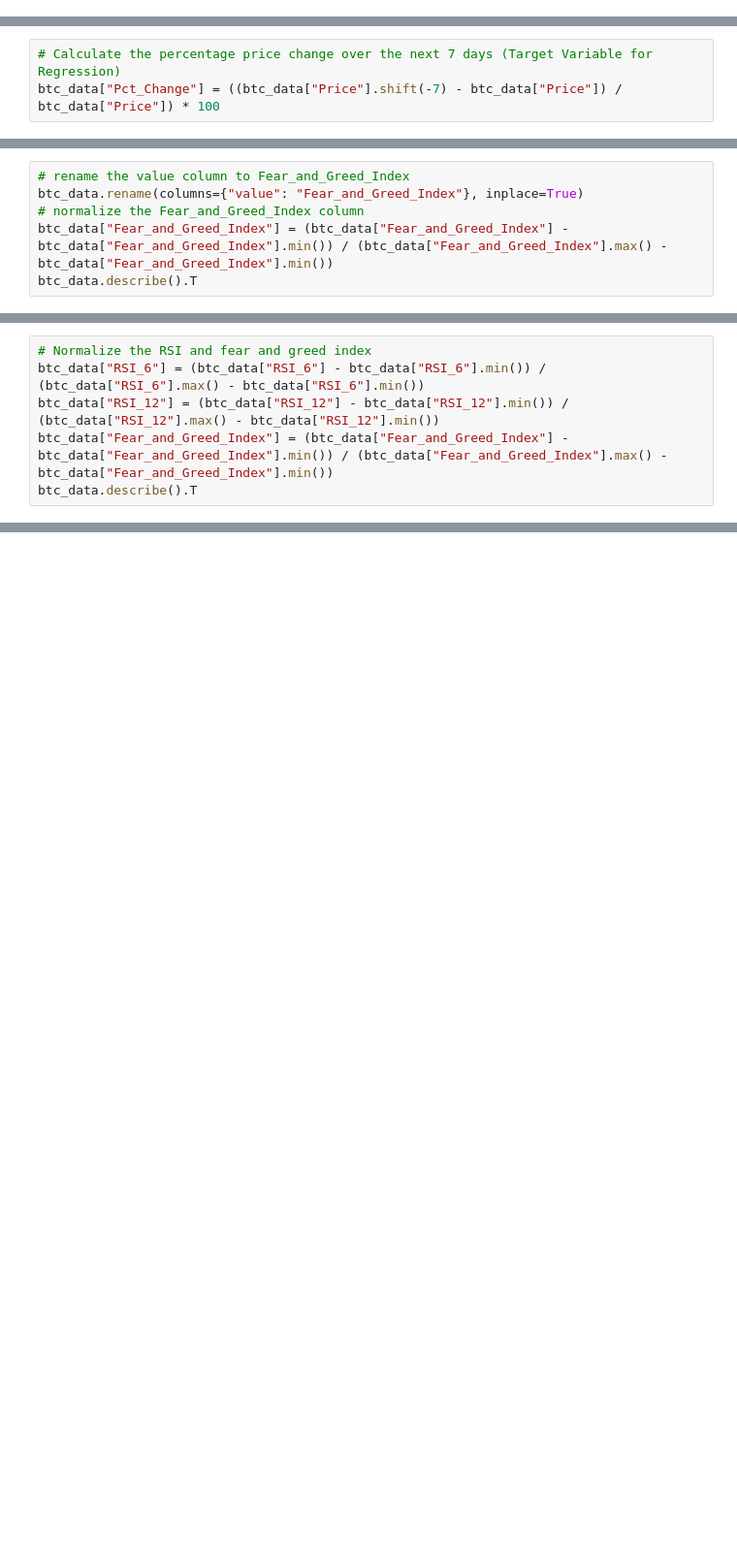
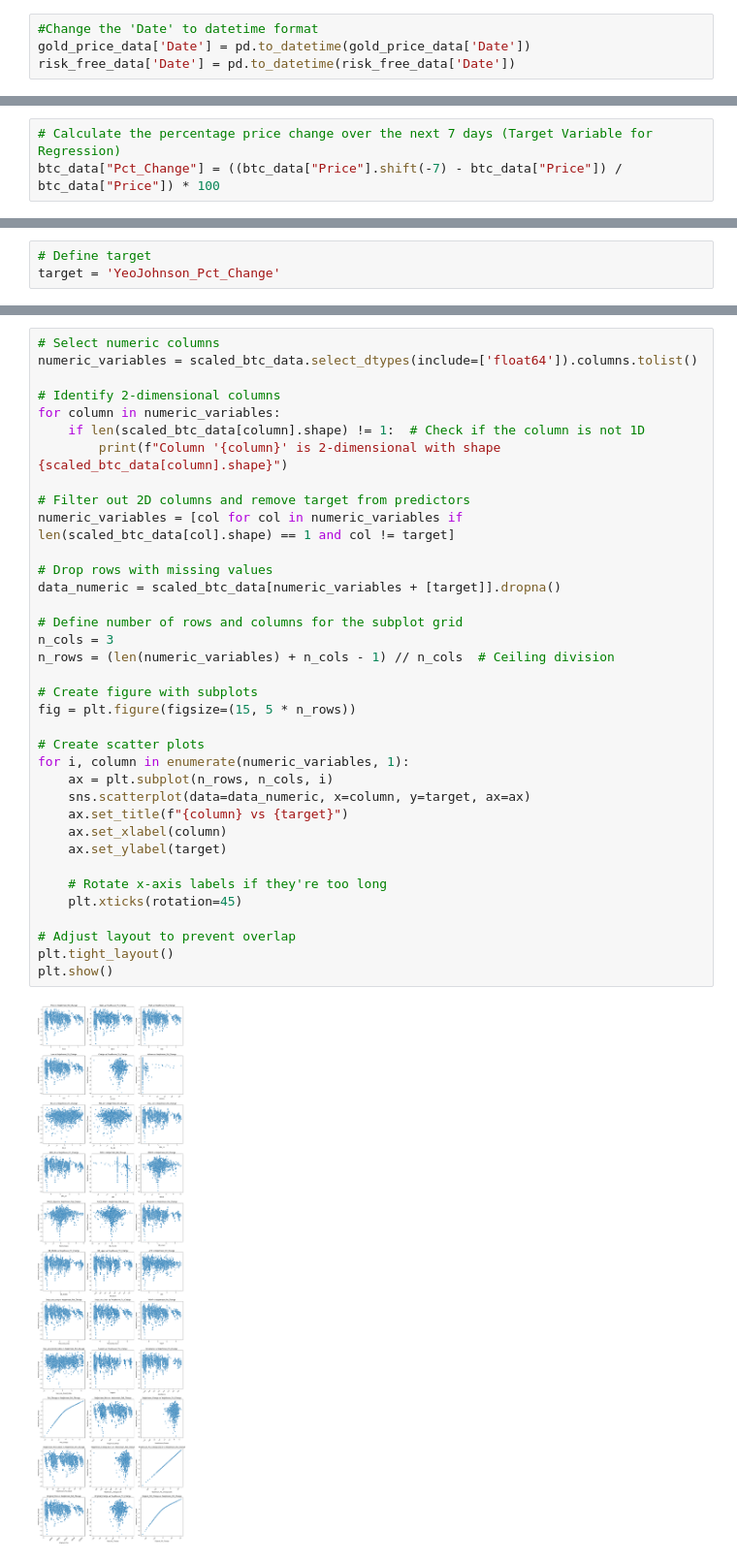
Before and after one commit to Rex-Chan99/Bitcoin_prediction, a Jupyter notebook: Master_dataset.ipynb, the cells around one changed output, grey strips where cells are left out. Shown at 97% size. Cells and saved outputs as stored; diff of their text form; blank space fills up the shorter version.

```diff
--- a/Master_dataset.ipynb
+++ b/Master_dataset.ipynb
@@ -51,0 +195,4 @@ Resolving deltas: 100% (36/36), done.
+# %%
+#Change the 'Date' to datetime format
+gold_price_data['Date'] = pd.to_datetime(gold_price_data['Date'])
+risk_free_data['Date'] = pd.to_datetime(risk_free_data['Date'])
@@ -300,6 +449,0 @@ btc_data.head()
-# %%
-# rename the value column to Fear_and_Greed_Index
-btc_data.rename(columns={"value": "Fear_and_Greed_Index"}, inplace=True)
-# normalize the Fear_and_Greed_Index column
-btc_data["Fear_and_Greed_Index"] = (btc_data["Fear_and_Greed_Index"] - btc_data["Fear_and_Greed_Index"].min()) / (btc_data["Fear_and_Greed_Index"].max() - btc_data["Fear_and_Greed_Index"].min())
-btc_data.describe().T
@@ -566,6 +449,0 @@ Number of Outliers (Transformed Data): 281
-# %%
-# Normalize the RSI and fear and greed index
-btc_data["RSI_6"] = (btc_data["RSI_6"] - btc_data["RSI_6"].min()) / (btc_data["RSI_6"].max() - btc_data["RSI_6"].min())
-btc_data["RSI_12"] = (btc_data["RSI_12"] - btc_data["RSI_12"].min()) / (btc_data["RSI_12"].max() - btc_data["RSI_12"].min())
-btc_data["Fear_and_Greed_Index"] = (btc_data["Fear_and_Greed_Index"] - btc_data["Fear_and_Greed_Index"].min()) / (btc_data["Fear_and_Greed_Index"].max() - btc_data["Fear_and_Greed_Index"].min())
-btc_data.describe().T
@@ -853,0 +636,3 @@ for index, row in handle_signals.iterrows():
+# %%
+# Define target
+target = 'YeoJohnson_Pct_Change'
@@ -853,0 +653,38 @@ for index, row in handle_signals.iterrows():
+# %%
+# Select numeric columns
+numeric_variables = scaled_btc_data.select_dtypes(include=['float64']).columns.tolist()
+
+# Identify 2-dimensional columns
+for column in numeric_variables:
+    if len(scaled_btc_data[column].shape) != 1:  # Check if the column is not 1D
+        print(f"Column '{column}' is 2-dimensional with shape {scaled_btc_data[column].shape}")
+
+# Filter out 2D columns and remove target from predictors
+numeric_variables = [col for col in numeric_variables if len(scaled_btc_data[col].shape) == 1 and col != target]
+
+# Drop rows with missing values
+data_numeric = scaled_btc_data[numeric_variables + [target]].dropna()
+
+# Define number of rows and columns for the subplot grid
+n_cols = 3
+n_rows = (len(numeric_variables) + n_cols - 1) // n_cols  # Ceiling division
+
+# Create figure with subplots
+fig = plt.figure(figsize=(15, 5 * n_rows))
+
+# Create scatter plots
+for i, column in enumerate(numeric_variables, 1):
+    ax = plt.subplot(n_rows, n_cols, i)
+    sns.scatterplot(data=data_numeric, x=column, y=target, ax=ax)
+    ax.set_title(f"{column} vs {target}")
+    ax.set_xlabel(column)
+    ax.set_ylabel(target)
+
+    # Rotate x-axis labels if they're too long
+    plt.xticks(rotation=45)
+
+# Adjust layout to prevent overlap
+plt.tight_layout()
+plt.show()
+# %% [output]
+[figure, added]
```
Also changed, not shown: parts of 82 cells of this notebook.
